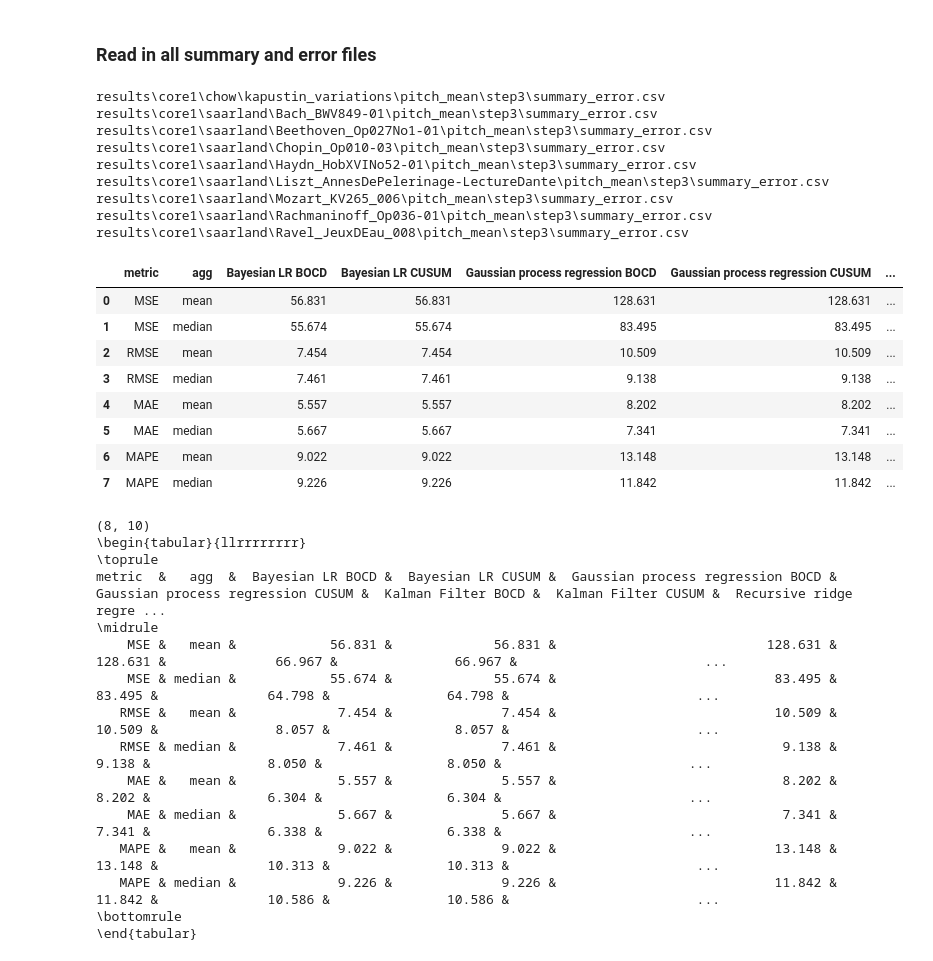
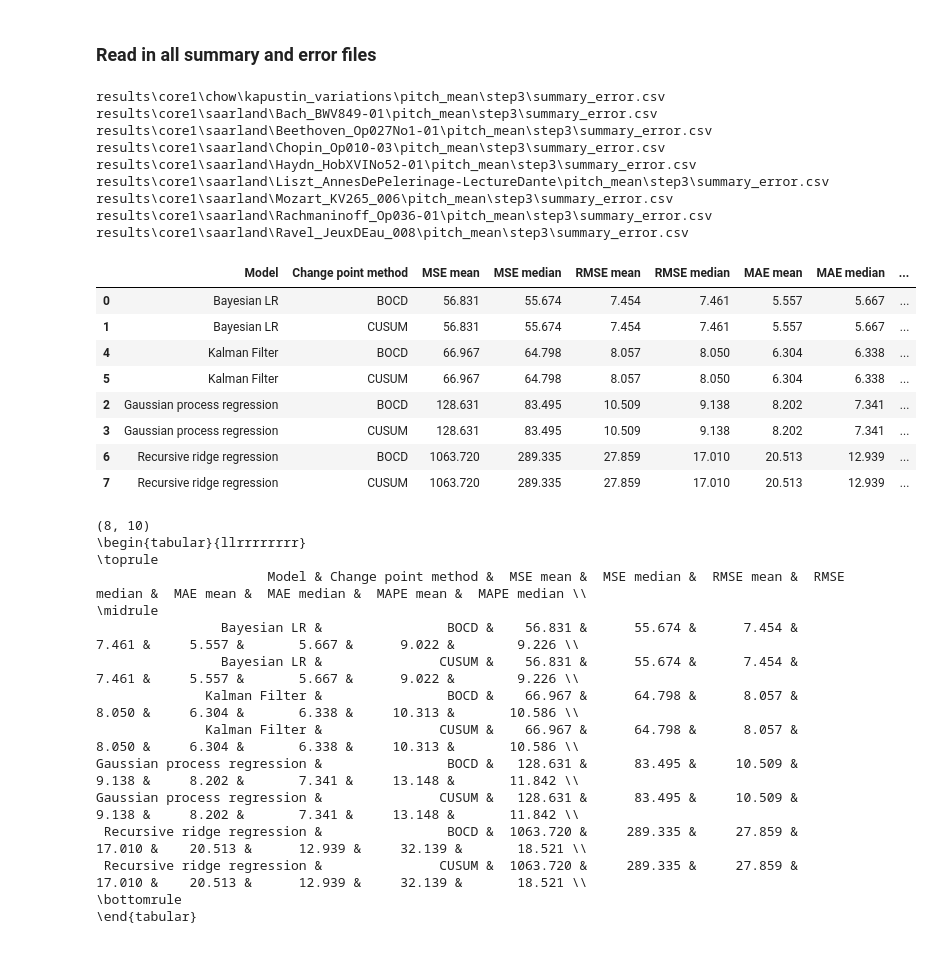
Before and after one commit to echow1/trading_music, a Jupyter notebook: compile final results.ipynb, the cells around one changed output. Drawn from its saved outputs; the diff is of its cells as text; code cells hidden in the pictures.

```diff
--- a/compile final results.ipynb
+++ b/compile final results.ipynb
@@ -122,57 +122,63 @@ df_all_summary_error = df_all_summary_error[['composer', 'piece', 'reg_model', '
                             'MSE', 'RMSE', 'MAE', 'MAPE']]
 # agg
 def percentile(n):
     def percentile_(x):
         return np.percentile(x, n)
     percentile_.__name__ = 'percentile_%s' % n
     return percentile_
 df_all_summary_error_agg = df_all_summary_error.groupby((['reg_model', 'change_model'])).agg({
     "MSE": [np.mean, np.median],
     "RMSE": [np.mean, np.median],
     "MAE": [np.mean, np.median],
     "MAPE": [np.mean, np.median]
-}).T.reset_index().round(3)
-df_all_summary_error_agg.columns = [" ".join(c).replace("level_0", "metric").replace("level_1", "agg")
+}).reset_index().round(3).sort_values(by=['reg_model', 'change_model'])
+df_all_summary_error_agg.columns = [" ".join(c).replace("reg_model", "Model")
+                                        .replace("change_model", "Change point method").strip()
                                     for c in df_all_summary_error_agg.columns]
+df_all_summary_error_agg.Model = df_all_summary_error_agg.Model.astype("category")
+df_all_summary_error_agg['Model'].cat.set_categories(['Bayesian LR', 'Kalman Filter', 'Gaussian process regression',
+                                                 'Recursive ridge regression'], inplace=True)
+df_all_summary_error_agg = df_all_summary_error_agg.sort_values(by=['Model'])
+# Gaussian process - default in SKLEARN
 display(df_all_summary_error_agg)
 print(df_all_summary_error_agg.shape)
 print(df_all_summary_error_agg.to_latex(index=False))
 
 display(df_all_summary_error)
 print(df_all_summary_error.shape)
 print(df_all_summary_error.to_latex(index=False))
 # %% [output]
 results\core1\chow\kapustin_variations\pitch_mean\step3\summary_error.csv
 results\core1\saarland\Bach_BWV849-01\pitch_mean\step3\summary_error.csv
 results\core1\saarland\Beethoven_Op027No1-01\pitch_mean\step3\summary_error.csv
 results\core1\saarland\Chopin_Op010-03\pitch_mean\step3\summary_error.csv
 results\core1\saarland\Haydn_HobXVINo52-01\pitch_mean\step3\summary_error.csv
 results\core1\saarland\Liszt_AnnesDePelerinage-LectureDante\pitch_mean\step3\summary_error.csv
 results\core1\saarland\Mozart_KV265_006\pitch_mean\step3\summary_error.csv
 results\core1\saarland\Rachmaninoff_Op036-01\pitch_mean\step3\summary_error.csv
 results\core1\saarland\Ravel_JeuxDEau_008\pitch_mean\step3\summary_error.csv
-|  | metric | agg | Bayesian LR BOCD | Bayesian LR CUSUM | Gaussian process regression BOCD | Gaussian process regression CUSUM | ... |
-| 0 | MSE | mean | 56.831 | 56.831 | 128.631 | 128.631 | ... |
-| 1 | MSE | median | 55.674 | 55.674 | 83.495 | 83.495 | ... |
-| 2 | RMSE | mean | 7.454 | 7.454 | 10.509 | 10.509 | ... |
-| 3 | RMSE | median | 7.461 | 7.461 | 9.138 | 9.138 | ... |
-| 4 | MAE | mean | 5.557 | 5.557 | 8.202 | 8.202 | ... |
-| 5 | MAE | median | 5.667 | 5.667 | 7.341 | 7.341 | ... |
-| 6 | MAPE | mean | 9.022 | 9.022 | 13.148 | 13.148 | ... |
-| 7 | MAPE | median | 9.226 | 9.226 | 11.842 | 11.842 | ... |
+|  | Model | Change point method | MSE mean | MSE median | RMSE mean | RMSE median | MAE mean | MAE median | ... |
+| 0 | Bayesian LR | BOCD | 56.831 | 55.674 | 7.454 | 7.461 | 5.557 | 5.667 | ... |
+| 1 | Bayesian LR | CUSUM | 56.831 | 55.674 | 7.454 | 7.461 | 5.557 | 5.667 | ... |
+| 4 | Kalman Filter | BOCD | 66.967 | 64.798 | 8.057 | 8.050 | 6.304 | 6.338 | ... |
+| 5 | Kalman Filter | CUSUM | 66.967 | 64.798 | 8.057 | 8.050 | 6.304 | 6.338 | ... |
+| 2 | Gaussian process regression | BOCD | 128.631 | 83.495 | 10.509 | 9.138 | 8.202 | 7.341 | ... |
+| 3 | Gaussian process regression | CUSUM | 128.631 | 83.495 | 10.509 | 9.138 | 8.202 | 7.341 | ... |
+| 6 | Recursive ridge regression | BOCD | 1063.720 | 289.335 | 27.859 | 17.010 | 20.513 | 12.939 | ... |
+| 7 | Recursive ridge regression | CUSUM | 1063.720 | 289.335 | 27.859 | 17.010 | 20.513 | 12.939 | ... |
 (8, 10)
 \begin{tabular}{llrrrrrrrr}
 \toprule
-metric  &   agg  &  Bayesian LR BOCD &  Bayesian LR CUSUM &  Gaussian process regression BOCD &  Gaussian process regression CUSUM &  Kalman Filter BOCD &  Kalman Filter CUSUM &  Recursive ridge regre ...
+                      Model & Change point method &  MSE mean &  MSE median &  RMSE mean &  RMSE median &  MAE mean &  MAE median &  MAPE mean &  MAPE median \\
 \midrule
-    MSE &   mean &            56.831 &             56.831 &                           128.631 &                            128.631 &              66.967 &               66.967 &                        ...
-    MSE & median &            55.674 &             55.674 &                            83.495 &                             83.495 &              64.798 &               64.798 &                        ...
-   RMSE &   mean &             7.454 &              7.454 &                            10.509 &                             10.509 &               8.057 &                8.057 &                        ...
-   RMSE & median &             7.461 &              7.461 &                             9.138 &                              9.138 &               8.050 &                8.050 &                        ...
-    MAE &   mean &             5.557 &              5.557 &                             8.202 &                              8.202 &               6.304 &                6.304 &                        ...
-    MAE & median &             5.667 &              5.667 &                             7.341 &                              7.341 &               6.338 &                6.338 &                        ...
-   MAPE &   mean &             9.022 &              9.022 &                            13.148 &                             13.148 &              10.313 &               10.313 &                        ...
-   MAPE & median &             9.226 &              9.226 &                            11.842 &                             11.842 &              10.586 &               10.586 &                        ...
+                Bayesian LR &                BOCD &    56.831 &      55.674 &      7.454 &        7.461 &     5.557 &       5.667 &      9.022 &        9.226 \\
+                Bayesian LR &               CUSUM &    56.831 &      55.674 &      7.454 &        7.461 &     5.557 &       5.667 &      9.022 &        9.226 \\
+              Kalman Filter &                BOCD &    66.967 &      64.798 &      8.057 &        8.050 &     6.304 &       6.338 &     10.313 &       10.586 \\
+              Kalman Filter &               CUSUM &    66.967 &      64.798 &      8.057 &        8.050 &     6.304 &       6.338 &     10.313 &       10.586 \\
+Gaussian process regression &                BOCD &   128.631 &      83.495 &     10.509 &        9.138 &     8.202 &       7.341 &     13.148 &       11.842 \\
+Gaussian process regression &               CUSUM &   128.631 &      83.495 &     10.509 &        9.138 &     8.202 &       7.341 &     13.148 &       11.842 \\
+ Recursive ridge regression &                BOCD &  1063.720 &     289.335 &     27.859 &       17.010 &    20.513 &      12.939 &     32.139 &       18.521 \\
+ Recursive ridge regression &               CUSUM &  1063.720 &     289.335 &     27.859 &       17.010 &    20.513 &      12.939 &     32.139 &       18.521 \\
 \bottomrule
 \end{tabular}
 |  | composer | piece | reg_model | change_model | MSE | RMSE | MAE | MAPE |
```
Also changed, not shown: parts of 1 cell of this notebook, 10 other files.
